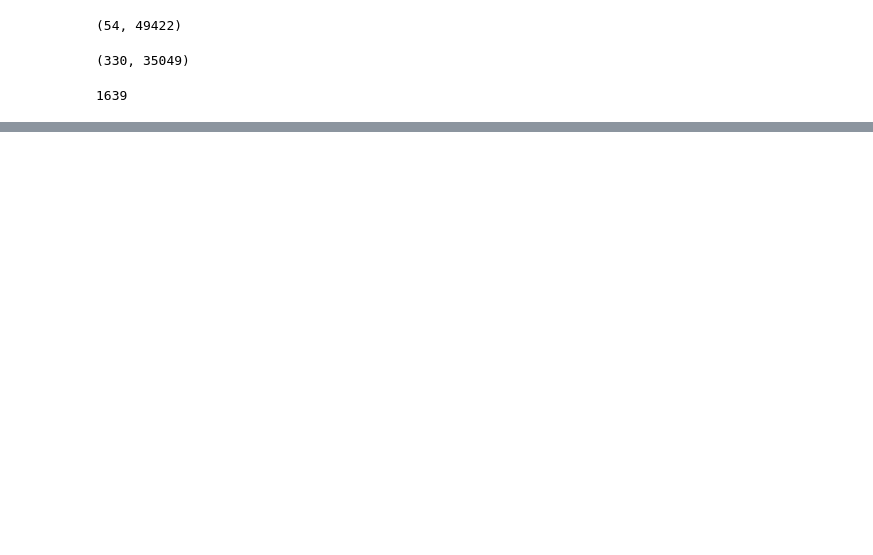
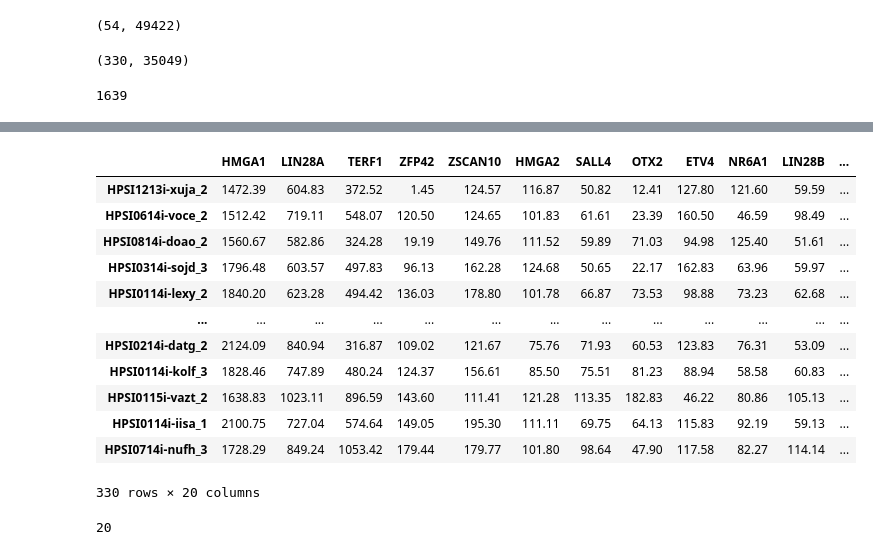
Before and after one commit to moqri/iPSC-scoring, a Jupyter notebook: notebooks/top_genes.ipynb, the cells around one changed output, grey strips where cells are left out. Cells and saved outputs as stored; diff of their text form; code cells hidden in the pictures; blank space fills up the shorter version.

```diff
--- a/notebooks/top_genes.ipynb
+++ b/notebooks/top_genes.ipynb
@@ -128,0 +135,23 @@ ax.set(yscale="log")
+# %%
+top.reset_index(drop=True).to_csv('../app/data/top20tf.csv')
+top
+# %% [output]
+|  | HMGA1 | LIN28A | TERF1 | ZFP42 | ZSCAN10 | HMGA2 | SALL4 | OTX2 | ETV4 | NR6A1 | LIN28B | ... |
+| HPSI1213i-xuja_2 | 1472.39 | 604.83 | 372.52 | 1.45 | 124.57 | 116.87 | 50.82 | 12.41 | 127.80 | 121.60 | 59.59 | ... |
+| HPSI0614i-voce_2 | 1512.42 | 719.11 | 548.07 | 120.50 | 124.65 | 101.83 | 61.61 | 23.39 | 160.50 | 46.59 | 98.49 | ... |
+| HPSI0814i-doao_2 | 1560.67 | 582.86 | 324.28 | 19.19 | 149.76 | 111.52 | 59.89 | 71.03 | 94.98 | 125.40 | 51.61 | ... |
+| HPSI0314i-sojd_3 | 1796.48 | 603.57 | 497.83 | 96.13 | 162.28 | 124.68 | 50.65 | 22.17 | 162.83 | 63.96 | 59.97 | ... |
+| HPSI0114i-lexy_2 | 1840.20 | 623.28 | 494.42 | 136.03 | 178.80 | 101.78 | 66.87 | 73.53 | 98.88 | 73.23 | 62.68 | ... |
+| ... | ... | ... | ... | ... | ... | ... | ... | ... | ... | ... | ... | ... |
+| HPSI0214i-datg_2 | 2124.09 | 840.94 | 316.87 | 109.02 | 121.67 | 75.76 | 71.93 | 60.53 | 123.83 | 76.31 | 53.09 | ... |
+| HPSI0114i-kolf_3 | 1828.46 | 747.89 | 480.24 | 124.37 | 156.61 | 85.50 | 75.51 | 81.23 | 88.94 | 58.58 | 60.83 | ... |
+| HPSI0115i-vazt_2 | 1638.83 | 1023.11 | 896.59 | 143.60 | 111.41 | 121.28 | 113.35 | 182.83 | 46.22 | 80.86 | 105.13 | ... |
+| HPSI0114i-iisa_1 | 2100.75 | 727.04 | 574.64 | 149.05 | 195.30 | 111.11 | 69.75 | 64.13 | 115.83 | 92.19 | 59.13 | ... |
+| HPSI0714i-nufh_3 | 1728.29 | 849.24 | 1053.42 | 179.44 | 179.77 | 101.80 | 98.64 | 47.90 | 117.58 | 82.27 | 114.14 | ... |
+330 rows × 20 columns
+# %%
+ens=pd.read_table('../app/data/mart_export.txt',index_col=2)
+ens=ens.loc[top.columns][['Gene stable ID']].drop_duplicates()
+len(ens)
+# %% [output]
+20
```
Also changed, not shown: parts of 10 cells of this notebook, 3 other files.
